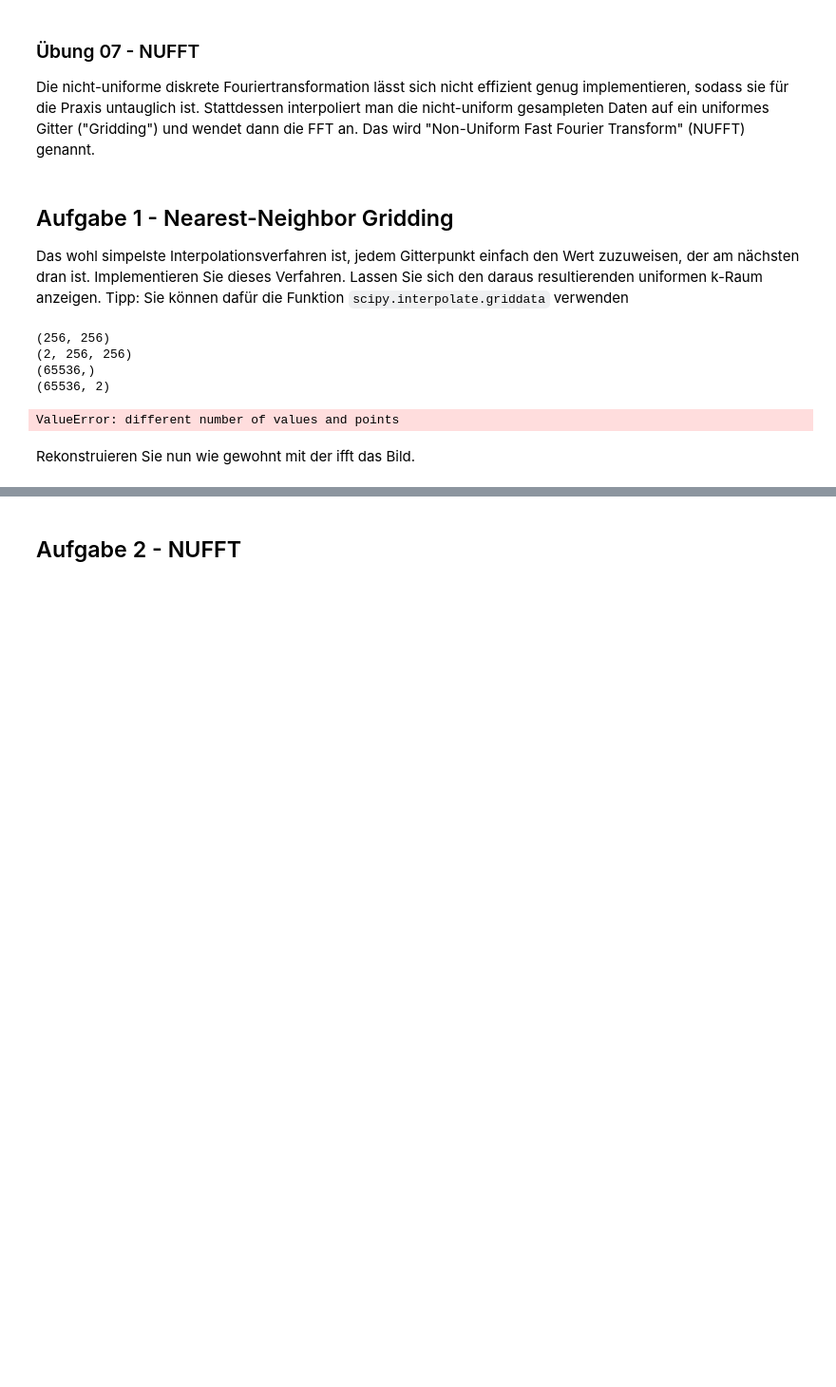
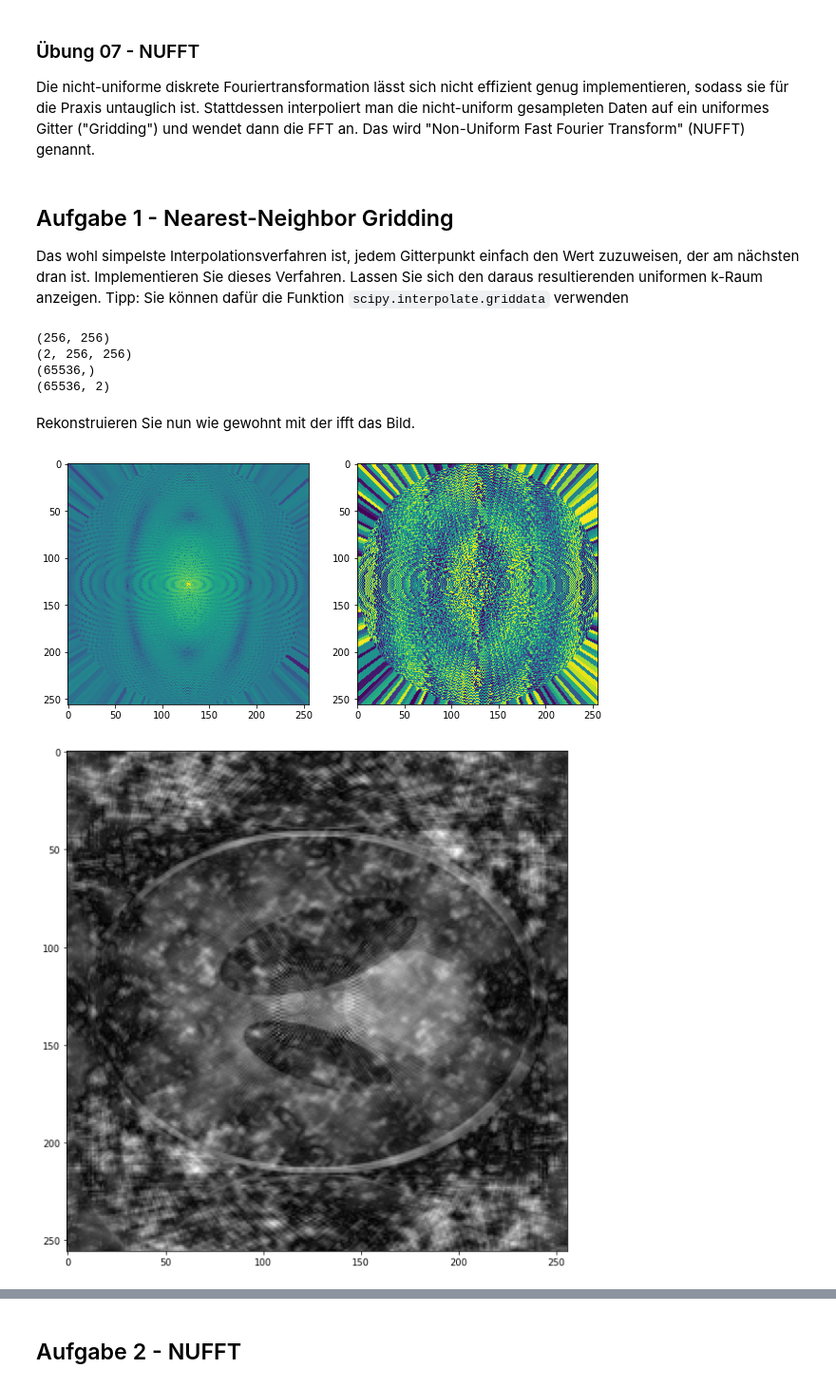
Before and after one commit to DaveMichaelson/Magnetresonanzbildgebung, a Jupyter notebook: 07.ipynb, the cells around one changed output, grey strips where cells are left out. Shown at 95% size. Cells and saved outputs as stored; diff of their text form; code cells hidden in the pictures; blank space fills up the shorter version.

```diff
--- a/07.ipynb
+++ b/07.ipynb
@@ -20,23 +20,39 @@ trajectory = compute_spokes(256, 256)
 
 Das wohl simpelste Interpolationsverfahren ist, jedem Gitterpunkt einfach den Wert zuzuweisen, der am nächsten dran ist. Implementieren Sie dieses Verfahren. Lassen Sie sich den daraus resultierenden uniformen k-Raum anzeigen.
 Tipp: Sie können dafür die Funktion `scipy.interpolate.griddata` verwenden
-# %%
-from scipy import interpolate
-print(radial_kspace.shape)
-print(trajectory.shape)
-flat_traj = np.reshape(trajectory, (256 * 256, 2))
-falt_kspace = np.reshape(radial_kspace, 256 * 256)
-print(falt_kspace.shape)
-print(flat_traj.shape)
-inter_k_space = interpolate.griddata(flat_traj, radial_kspace, np.mgrid[-128:127:1, -128:127:1], method='nearest')
-# %% [output]
-(256, 256)
-(2, 256, 256)
-(65536,)
-(65536, 2)
-ValueError: different number of values and points
+# %%
+from scipy import interpolate
+print(radial_kspace.shape)
+print(trajectory.shape)
+flat_traj = np.reshape(trajectory, (256 * 256, 2))
+flat_kspace = np.reshape(radial_kspace, 256 * 256)
+print(flat_kspace.shape)
+print(flat_traj.shape)
+grid = np.reshape(np.mgrid[-128:128:1, -128:128:1], (256*256, 2))
+# inter_k_space = np.reshape(interpolate.griddata(flat_traj, flat_kspace, grid, method='nearest'), (256, 256))
+# print(inter_k_space.shape)
+
+# trans_traj = np.transpose(trajectory, (1, 0, 2))
+# print(trans_traj.shape)
+
+x, y = trajectory
+x = np.ndarray.flatten(x)
+y = np.ndarray.flatten(y)
+grid_x, grid_y = np.mgrid[-128:128:1, -128:128:1]
+inter_k_space = interpolate.griddata((x, y), flat_kspace, (grid_x, grid_y), method='nearest')
+# %% [output]
+(256, 256)
+(2, 256, 256)
+(65536,)
+(65536, 2)
 # %% [markdown]
 Rekonstruieren Sie nun wie gewohnt mit der ifft das Bild.
+# %%
+visualize_single_kspace(inter_k_space)
+imshow(ifft(inter_k_space))
+# %% [output]
+[figure, added]
+[figure, added]
 # %% [markdown]
 Wieso ist diese Art der Interpolation nicht besonders gut geeignet?
 
```
Also changed, not shown: parts of 3 cells of this notebook.
